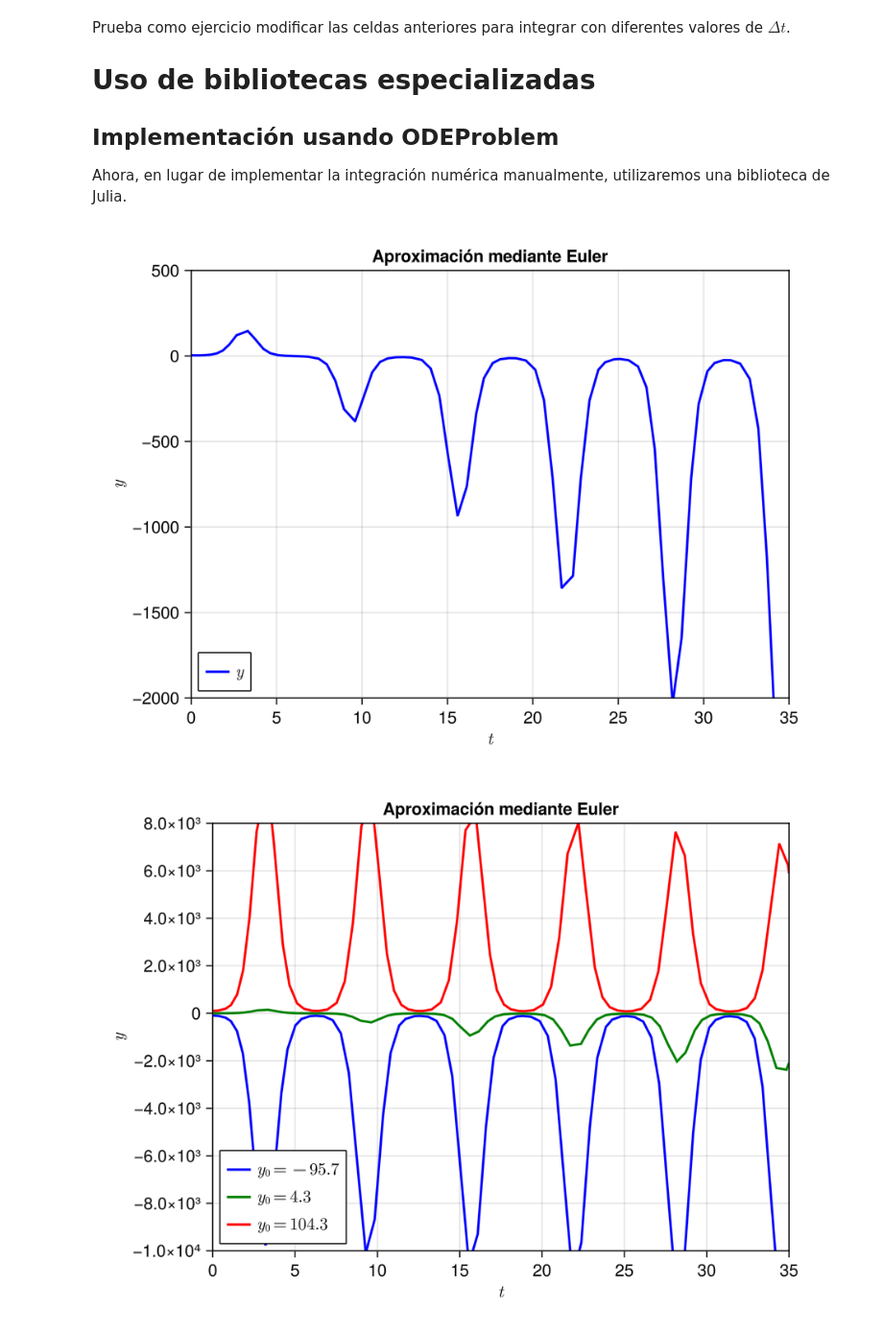
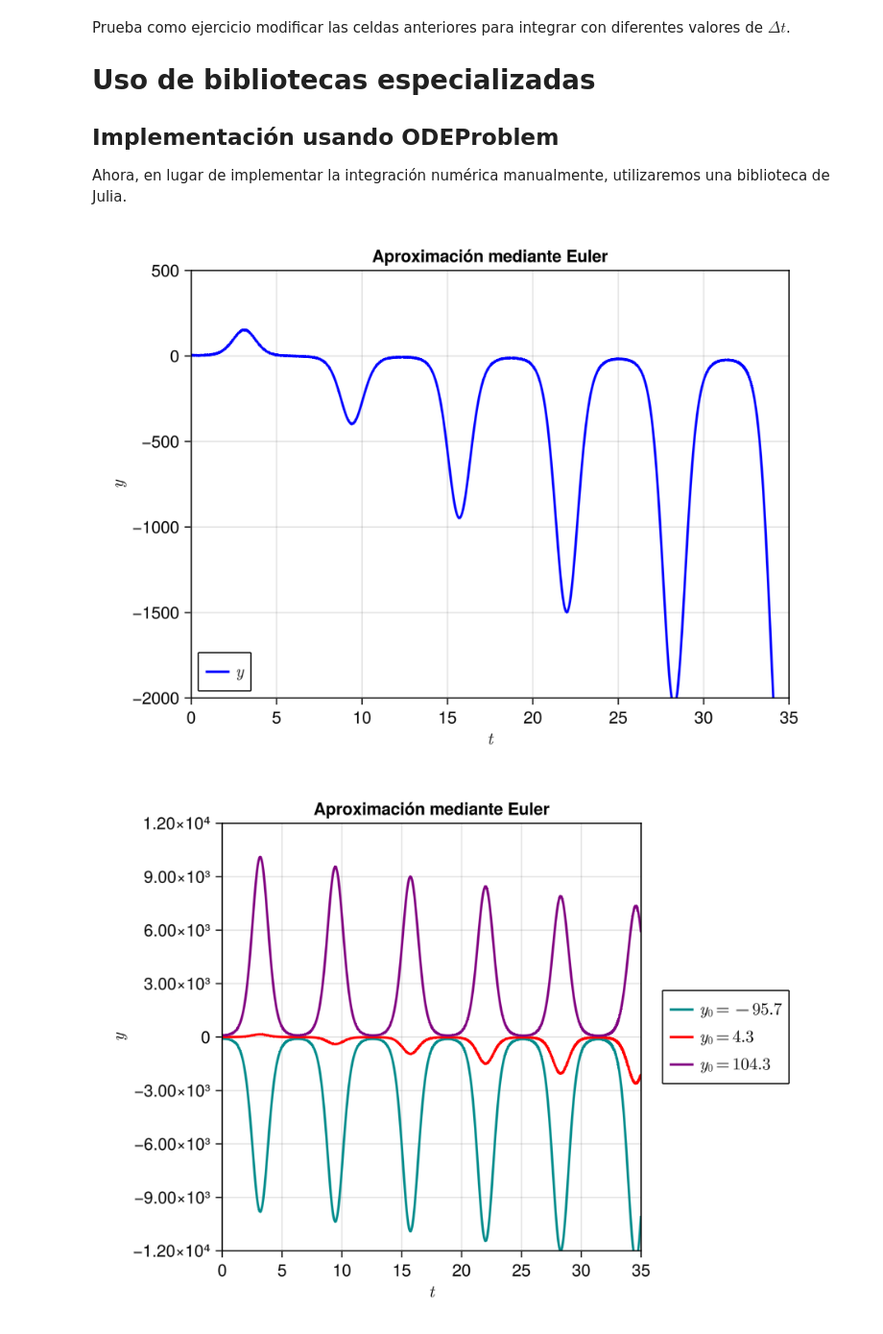
Before and after one commit to curenosm/RN-20242, a Jupyter notebook: RedesNeuronalesJuliaFCiencias/src/julia-notebooks/00_modelo_hudgkin_huxley/metodo_de_euler.ipynb, the cells around one changed output. Shown: that part at 96% size. Saved outputs shown, nothing was run; the diff lists cells and outputs as text; code cells hidden in the pictures.

```diff
--- a/RedesNeuronalesJuliaFCiencias/src/julia-notebooks/00_modelo_hudgkin_huxley/metodo_de_euler.ipynb
+++ b/RedesNeuronalesJuliaFCiencias/src/julia-notebooks/00_modelo_hudgkin_huxley/metodo_de_euler.ipynb
@@ -204,8 +222,9 @@ using BenchmarkTools
 
 f(u, p, t) = -3.1 + 2.3 * u * sin(t)
 tspan = (0.0, 35.0)
-prob = ODEProblem(f, y_0, tspan)
-sol = solve(prob, Tsit5())
+w = linear_interpolation(y, t)
+prob = ODEProblem(f, y_0, tspan, w)
+sol = solve(prob, Tsit5(), dtmax= 0.0001)
 
 fig = Figure()
 
@@ -223,39 +242,39 @@ limits!(ax, 0, 35, -2000, 500)
 
 fig
 # %% [output]
-[figure, old version]
+[figure, new version]
 # %%
 # Para varios valores inciales distintos:
 y_0_set = [y_0 - 100, y_0, y_0 + 100]
-colores = [:blue, :green, :red]
+colores = [:darkcyan, :red, :purple]
 prob = ODEProblem(f, y_0, tspan)
-sol = solve(prob, Tsit5())
+sol = solve(prob, Tsit5(), dtmax=0.0001)
 
 fig = Figure()
 
 ax = Axis(
     fig[1, 1],
     title="Aproximación mediante Euler",
     xlabel=L"t",
     ylabel=L"y"
 )
 
+linez = Array{typeof(linez[1])}(undef, length(y_0_set))
+
 for (i, y_0) in enumerate(y_0_set)
-    prob = ODEProblem(f, y_0, tspan)
-    sol = solve(prob, Tsit5())
-    lines_red = lines!(
-        sol.t,
-        sol.u,
-        color=colores[i],
-        label=L"y_0 = %$y_0",
-        linewidth=2
-    )
+    prob = ODEProblem(f, y_0, tspan, dtmax=0.0001)
+    sol = solve(prob, Tsit5(), dtmax=0.0001)
+    linez[i] =  lines!(sol.t, sol.u, color=colores[i], linewidth=2)
 end
 
-axislegend(ax, position=:lb)
-
-limits!(ax, 0, 35, -10000, 8000)
+# axislegend(ax, position=:rt)
+limits!(ax, 0, 35, -12000, 12000)
+Legend(
+    fig[1, 2],
+    linez,
+    [L"y_0 = %$y_0" for y_0 in y_0_set],
+)
 
 fig
 # %% [output]
-[figure, old version]
+[figure, new version]
```
Also changed, not shown: parts of 3 cells of this notebook, 12 other files.
